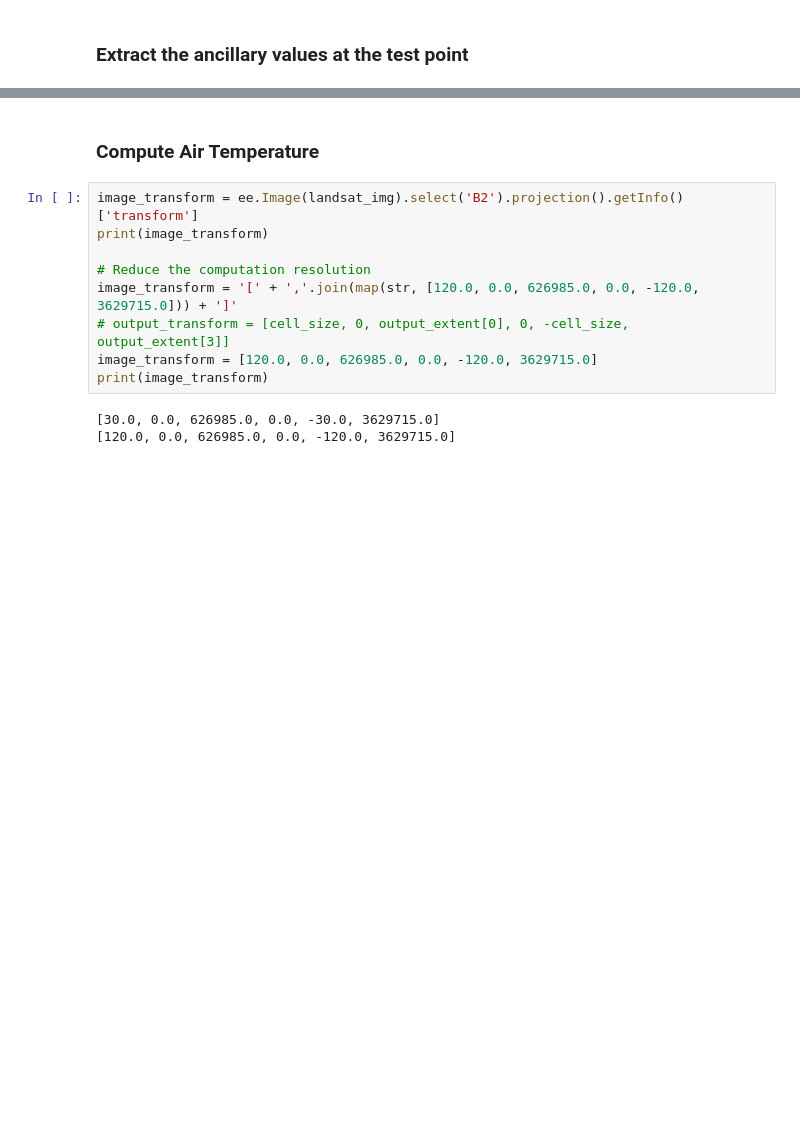
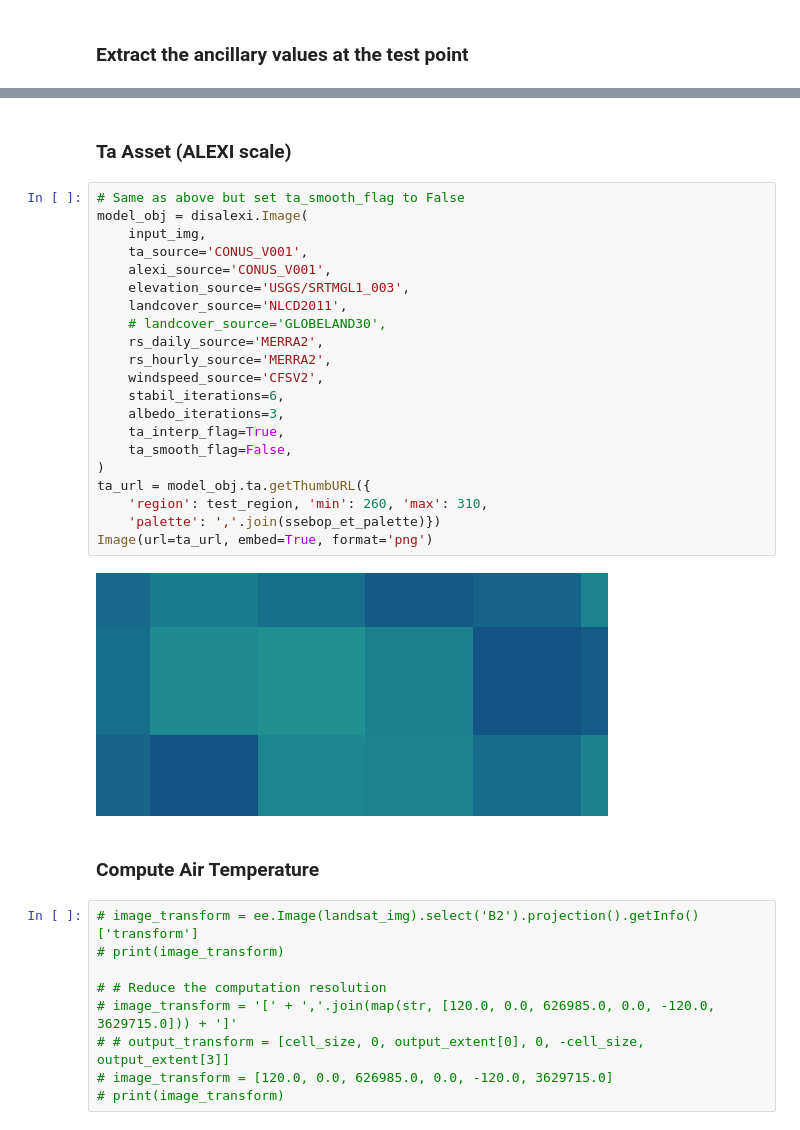
Before and after one commit to Open-ET/openet-disalexi, a Jupyter notebook: examples/landsat_c1_sr_image.ipynb, the cells around one changed output, grey strips where cells are left out. Drawn from its saved outputs; the diff is of its cells as text; blank space fills up the shorter version.

```diff
--- a/examples/landsat_c1_sr_image.ipynb
+++ b/examples/landsat_c1_sr_image.ipynb
@@ -156,15 +185,37 @@ Image(url=vis_img, embed=True, format='png')
+# %% [markdown]
+### Ta Asset (ALEXI scale)
+# %%
+# Same as above but set ta_smooth_flag to False
+model_obj = disalexi.Image(
+    input_img,
+    ta_source='CONUS_V001',
+    alexi_source='CONUS_V001',
+    elevation_source='USGS/SRTMGL1_003',
+    landcover_source='NLCD2011',
+    # landcover_source='GLOBELAND30',
+    rs_daily_source='MERRA2',
+    rs_hourly_source='MERRA2',
+    windspeed_source='CFSV2',
+    stabil_iterations=6,
+    albedo_iterations=3,
+    ta_interp_flag=True,
+    ta_smooth_flag=False,
+)
+ta_url = model_obj.ta.getThumbURL({
+    'region': test_region, 'min': 260, 'max': 310,
+    'palette': ','.join(ssebop_et_palette)})
+Image(url=ta_url, embed=True, format='png')
+# %% [output]
+[figure, added]
 # %% [markdown]
 ### Compute Air Temperature
 # %%
-image_transform = ee.Image(landsat_img).select('B2').projection().getInfo()['transform']
-print(image_transform)
+# image_transform = ee.Image(landsat_img).select('B2').projection().getInfo()['transform']
+# print(image_transform)
 
-# Reduce the computation resolution
-image_transform = '[' + ','.join(map(str, [120.0, 0.0, 626985.0, 0.0, -120.0, 3629715.0])) + ']'
-# output_transform = [cell_size, 0, output_extent[0], 0, -cell_size, output_extent[3]]
-image_transform = [120.0, 0.0, 626985.0, 0.0, -120.0, 3629715.0]
-print(image_transform)
+# # Reduce the computation resolution
+# image_transform = '[' + ','.join(map(str, [120.0, 0.0, 626985.0, 0.0, -120.0, 3629715.0])) + ']'
+# # output_transform = [cell_size, 0, output_extent[0], 0, -cell_size, output_extent[3]]
+# image_transform = [120.0, 0.0, 626985.0, 0.0, -120.0, 3629715.0]
+# print(image_transform)
-# %% [output]
-[30.0, 0.0, 626985.0, 0.0, -30.0, 3629715.0]
-[120.0, 0.0, 626985.0, 0.0, -120.0, 3629715.0]
 # %%
```
Also changed, not shown: parts of 33 cells of this notebook, 11 other files.
